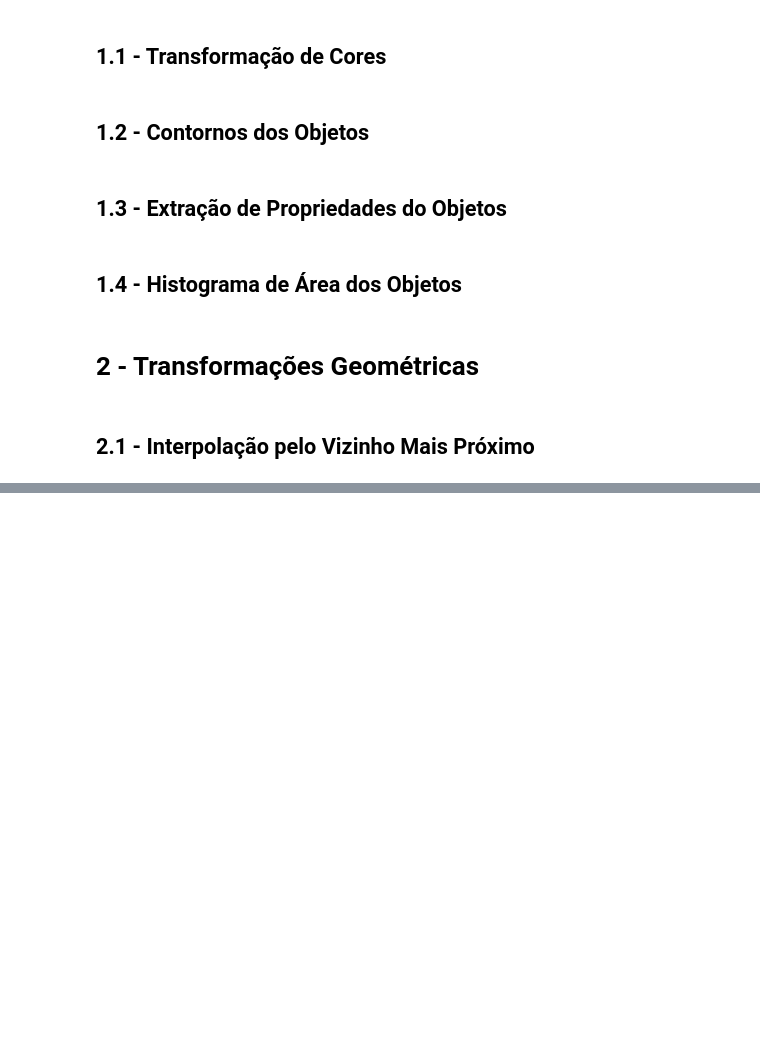
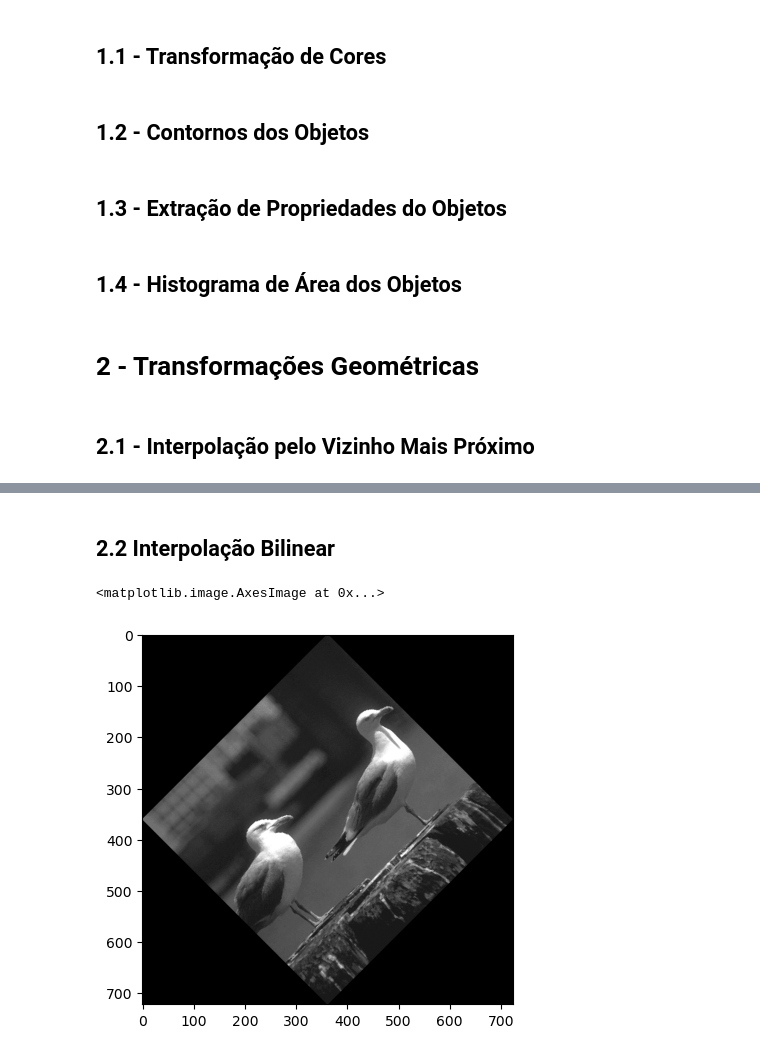
Before and after one commit to IgorEBatista/MC920_process-img, a Jupyter notebook: Trabalho 4/Trabalho 4.ipynb, the cells around one changed output, grey strips where cells are left out. Cells and saved outputs as stored; diff of their text form; code cells hidden in the pictures; blank space fills up the shorter version.

```diff
--- a/Trabalho 4/Trabalho 4.ipynb
+++ b/Trabalho 4/Trabalho 4.ipynb
@@ -145,7 +145,7 @@ plt.show()
 # 2 - Transformações Geométricas
 # %%
 nome = "seagull"
-imagem = cv2.imread(f"./images/{nome}.png", cv2.IMREAD_GRAYSCALE)
+imagem = cv2.imread(f"./images/transf/{nome}.png", cv2.IMREAD_GRAYSCALE)
 # %%
 def matriz_escala(x : float = 1, y : float = 1, inverse : bool = False) -> np.ndarray:
     matriz = np.array([[x, 0, 0],
@@ -238,0 +244,59 @@ print(a @ b @ tam)
+# %% [markdown]
+## 2.2 Interpolação Bilinear
+# %%
+def inter_bilinear(imagem: np.ndarray, angulo : float = None, escala_x : float = None, escala_y : float = None ) -> list[np.ndarray, np.ndarray]:
+
+    imagem1, imagem2, matriz_op = preparo(imagem, angulo, escala_x, escala_y)
+
+    for y in range(imagem1.shape[0]):
+        for x in range(imagem1.shape[1]):
+            pontos = np.array([x, y, 1])
+            pontos_transf = matriz_op @ pontos
+
+            pontos_transf = np.round(pontos_transf).astype(int)
+
+            x_lin, y_lin = pontos_transf[0], pontos_transf[1]
+
+            dx = x_lin % 1
+            dy = y_lin % 1
+
+            x1 = int(np.floor(x_lin))
+            x2 = int(np.ceil(x_lin))
+            y1 = int(np.floor(y_lin))
+            y2 = int(np.ceil(y_lin))
+            if 0 <= x1 and x2 < imagem.shape[1] and 0 <= y1 and y2 < imagem.shape[0]:
+                v1 = (1-dx)*(1-dy) * imagem[y1, x1]
+                v2 = dx*(1-dy) * imagem[y1, x2]
+                v3 = (1-dx)*dy * imagem[y2, x1]
+                v4 = dx*dy * imagem[y2, x2]
+                imagem1[y, x] = v1 + v2 + v3 + v4
+
+    for y in range(imagem2.shape[0]):
+        for x in range(imagem2.shape[1]):
+            pontos = np.array([x, y, 1])
+            pontos_transf = matriz_op @ pontos
+
+            pontos_transf = np.round(pontos_transf).astype(int)
+
+            x_lin, y_lin = pontos_transf[0], pontos_transf[1]
+
+            dx = x_lin % 1
+            dy = y_lin % 1
+
+            x1 = int(np.floor(x_lin))
+            x2 = int(np.ceil(x_lin))
+            y1 = int(np.floor(y_lin))
+            y2 = int(np.ceil(y_lin))
+            if 0 <= x1 and x2 < imagem.shape[1] and 0 <= y1 and y2 < imagem.shape[0]:
+                v1 = (1-dx)*(1-dy) * imagem[y1, x1]
+                v2 = dx*(1-dy) * imagem[y1, x2]
+                v3 = (1-dx)*dy * imagem[y2, x1]
+                v4 = dx*dy * imagem[y2, x2]
+                imagem2[y, x] = v1 + v2 + v3 + v4
+
+    return imagem1, imagem2
+
+plt.imshow(inter_bilinear(imagem, angulo=45)[1], cmap='gray')
+# %% [output]
+<matplotlib.image.AxesImage at 0x...>
+[figure, added]
```
Also changed, not shown: parts of 8 cells of this notebook, 2 other files.
